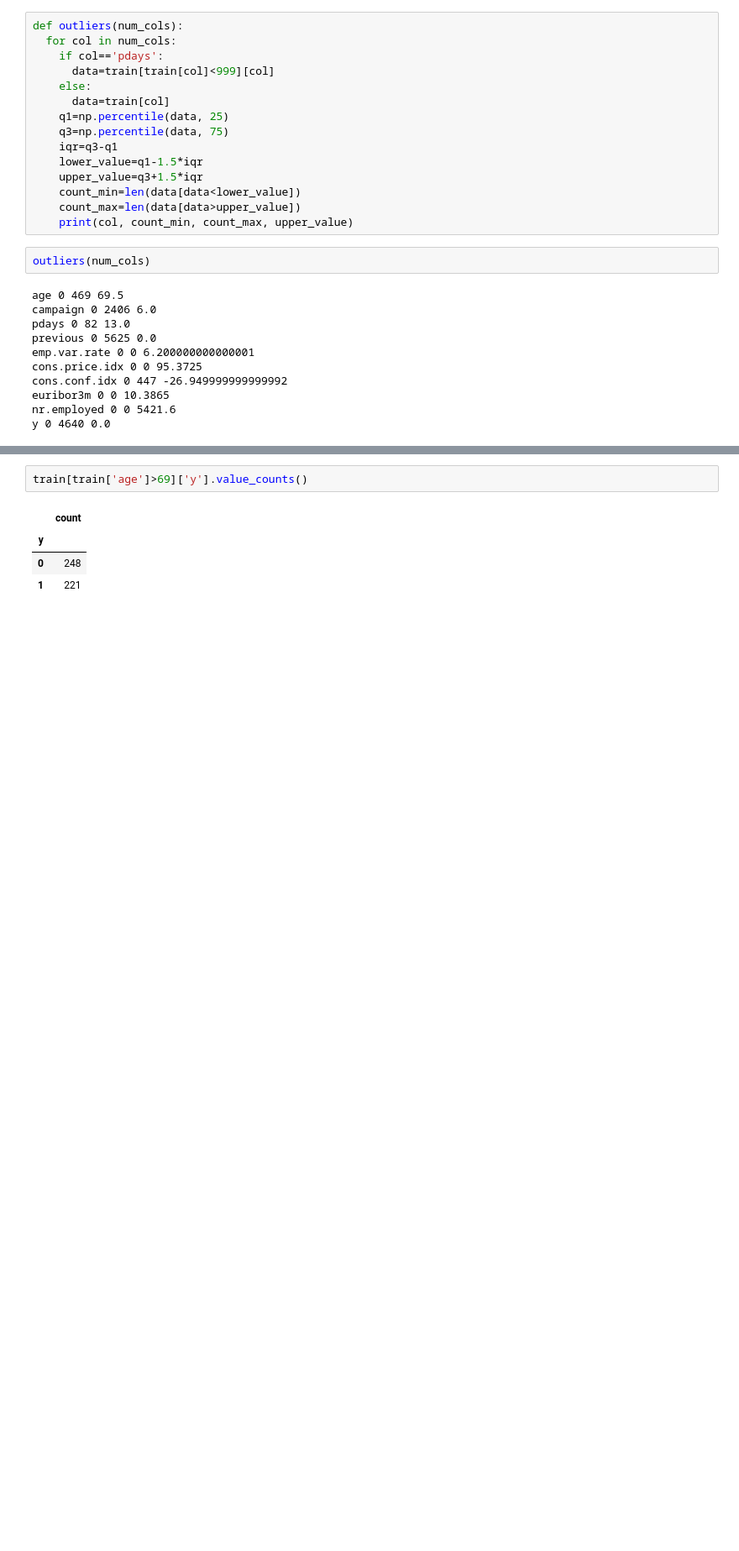
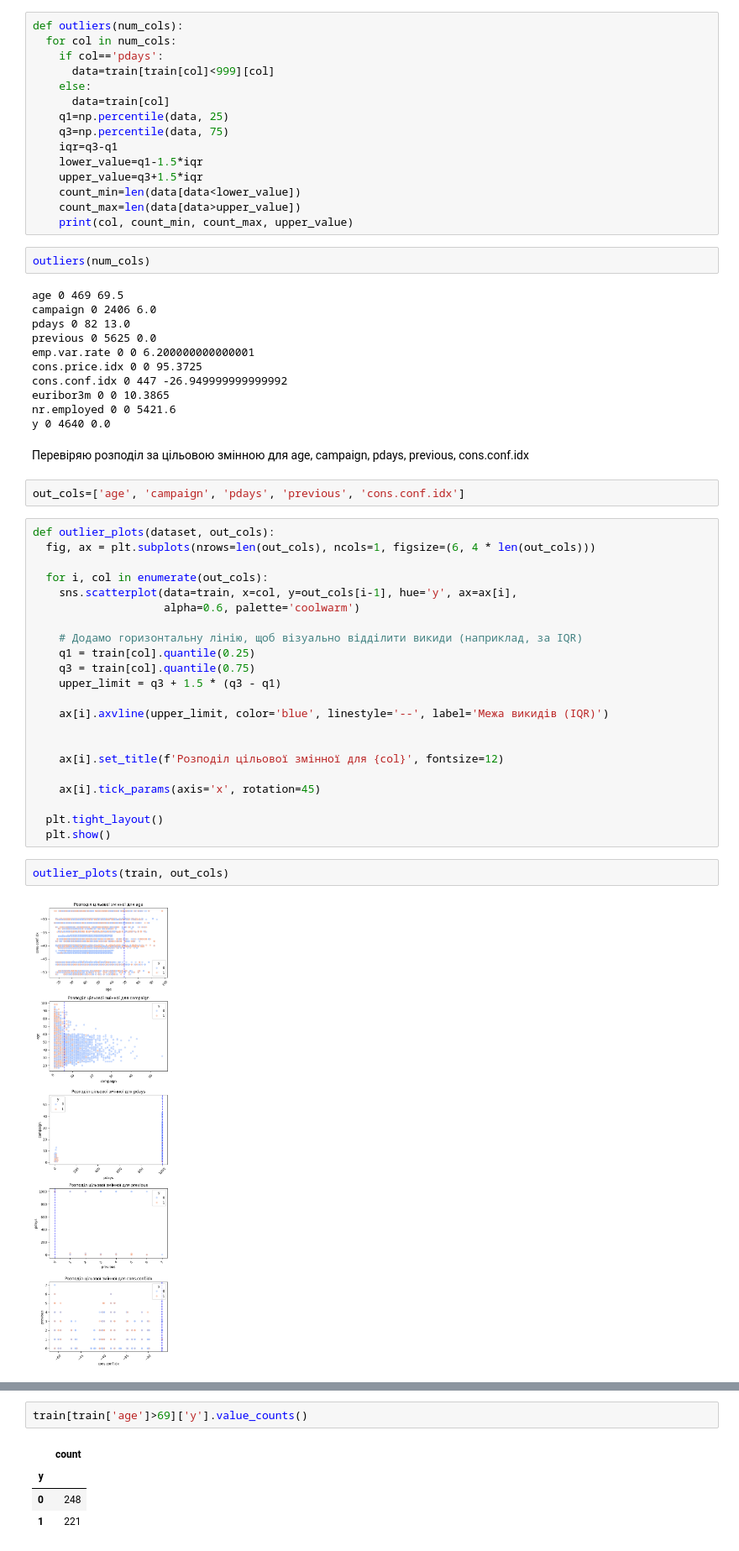
Before and after one commit to Daria-Lytvynenko/ML_course, a Jupyter notebook: Mid_term_Project.ipynb, the cells around one changed output, grey strips where cells are left out. Shown at 84% size. Drawn from its saved outputs; the diff is of its cells as text; blank space fills up the shorter version.

```diff
--- a/Mid_term_Project.ipynb
+++ b/Mid_term_Project.ipynb
@@ -322,4 +324,34 @@ cons.conf.idx 0 447 -26.949999999999992
 euribor3m 0 0 10.3865
 nr.employed 0 0 5421.6
 y 0 4640 0.0
+# %% [markdown]
+Перевіряю розподіл за цільовою змінною для age, campaign, pdays, previous, cons.conf.idx
+# %%
+out_cols=['age', 'campaign', 'pdays', 'previous', 'cons.conf.idx']
+# %%
+def outlier_plots(dataset, out_cols):
+  fig, ax = plt.subplots(nrows=len(out_cols), ncols=1, figsize=(6, 4 * len(out_cols)))
+
+  for i, col in enumerate(out_cols):
+    sns.scatterplot(data=train, x=col, y=out_cols[i-1], hue='y', ax=ax[i],
+                    alpha=0.6, palette='coolwarm')
+
+    # Додамо горизонтальну лінію, щоб візуально відділити викиди (наприклад, за IQR)
+    q1 = train[col].quantile(0.25)
+    q3 = train[col].quantile(0.75)
+    upper_limit = q3 + 1.5 * (q3 - q1)
+
+    ax[i].axvline(upper_limit, color='blue', linestyle='--', label='Межа викидів (IQR)')
+
+
+    ax[i].set_title(f'Розподіл цільової змінної для {col}', fontsize=12)
+
+    ax[i].tick_params(axis='x', rotation=45)
+
+  plt.tight_layout()
+  plt.show()
+# %%
+outlier_plots(train, out_cols)
+# %% [output]
+[figure, added]
 # %%
```
Also changed, not shown: parts of 6 cells of this notebook.
